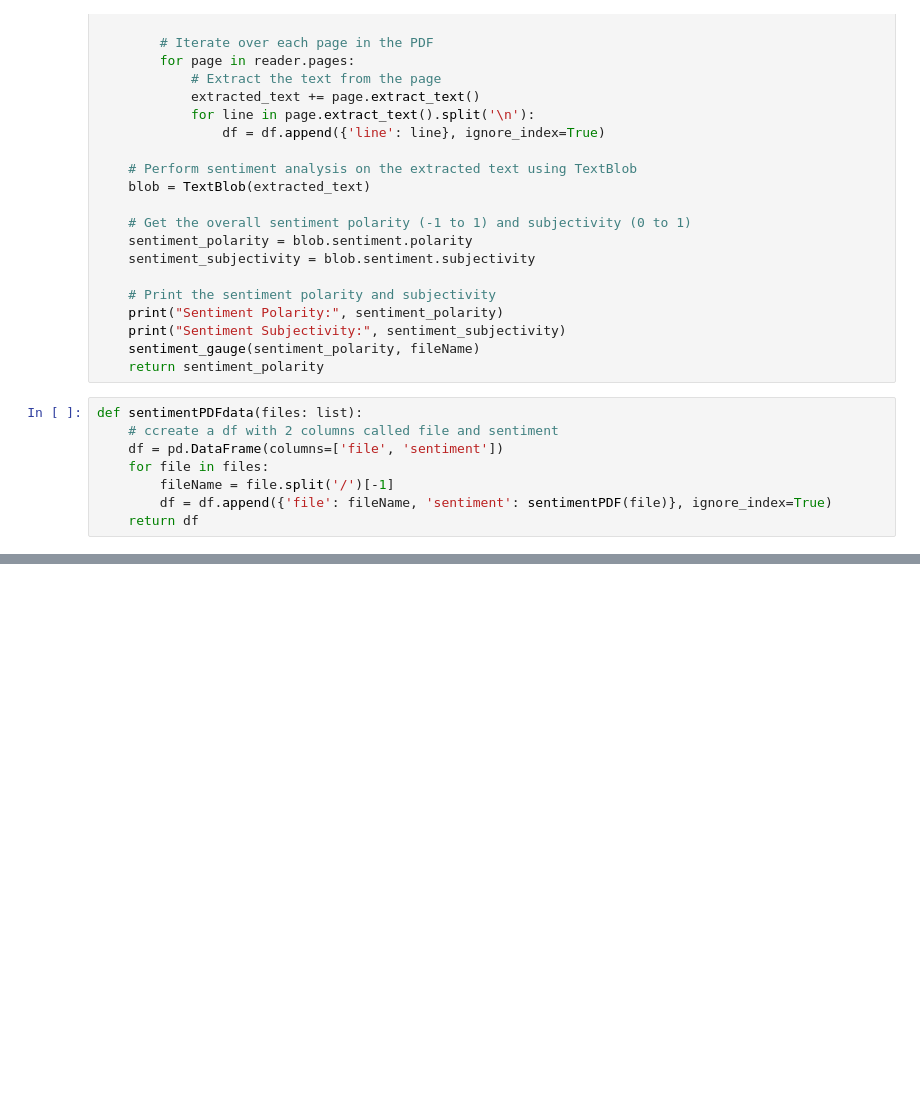
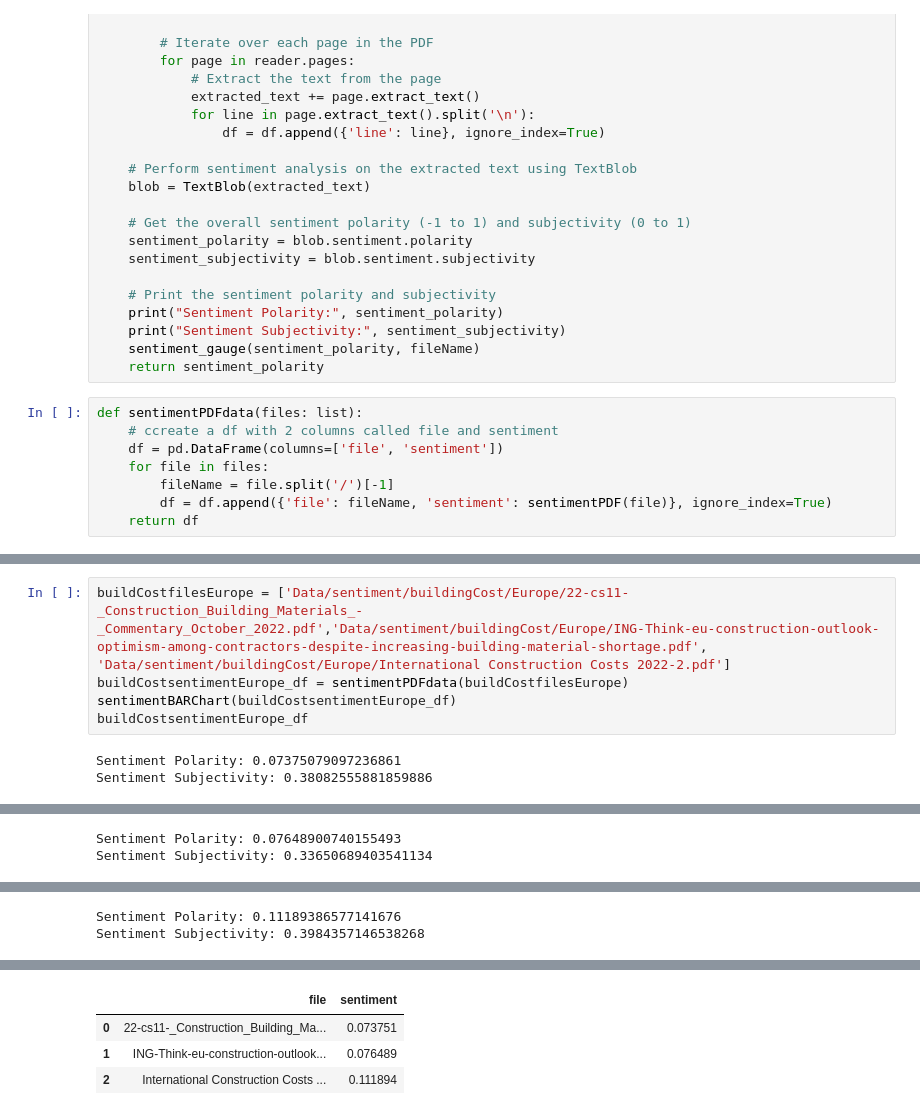
Before and after one commit to sbs23100/MScDataAnalyticsCA2, a Jupyter notebook: sentimentAnlNotebook.ipynb, the cells around one changed output, grey strips where cells are left out. Saved outputs shown, nothing was run; the diff lists cells and outputs as text; blank space fills up the shorter version.

```diff
--- a/sentimentAnlNotebook.ipynb
+++ b/sentimentAnlNotebook.ipynb
@@ -138,0 +123,8 @@ fig.show()
+# %%
+buildCostfilesEurope = ['Data/sentiment/buildingCost/Europe/22-cs11-_Construction_Building_Materials_-_Commentary_October_2022.pdf','Data/sentiment/buildingCost/Europe/ING-Think-eu-construction-outlook-optimism-among-contractors-despite-increasing-building-material-shortage.pdf', 'Data/sentiment/buildingCost/Europe/International Construction Costs 2022-2.pdf']
+buildCostsentimentEurope_df = sentimentPDFdata(buildCostfilesEurope)
+sentimentBARChart(buildCostsentimentEurope_df)
+buildCostsentimentEurope_df
+# %% [output]
+Sentiment Polarity: 0.07375079097236861
+Sentiment Subjectivity: 0.38082555881859886
@@ -138,0 +132,2 @@ fig.show()
+Sentiment Polarity: 0.07648900740155493
+Sentiment Subjectivity: 0.33650689403541134
@@ -138,0 +135,2 @@ fig.show()
+Sentiment Polarity: 0.11189386577141676
+Sentiment Subjectivity: 0.3984357146538268
@@ -138,0 +139,4 @@ fig.show()
+|  | file | sentiment |
+| 0 | 22-cs11-_Construction_Building_Ma... | 0.073751 |
+| 1 | ING-Think-eu-construction-outlook... | 0.076489 |
+| 2 | International Construction Costs ... | 0.111894 |
```
Also changed, not shown: parts of 16 cells of this notebook, 15 other files.
